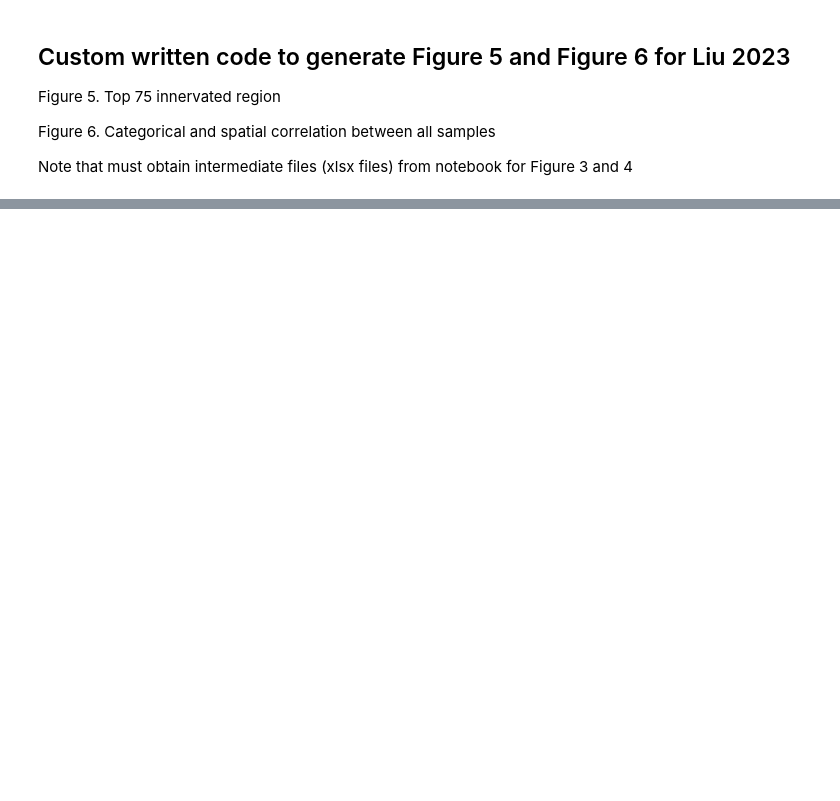
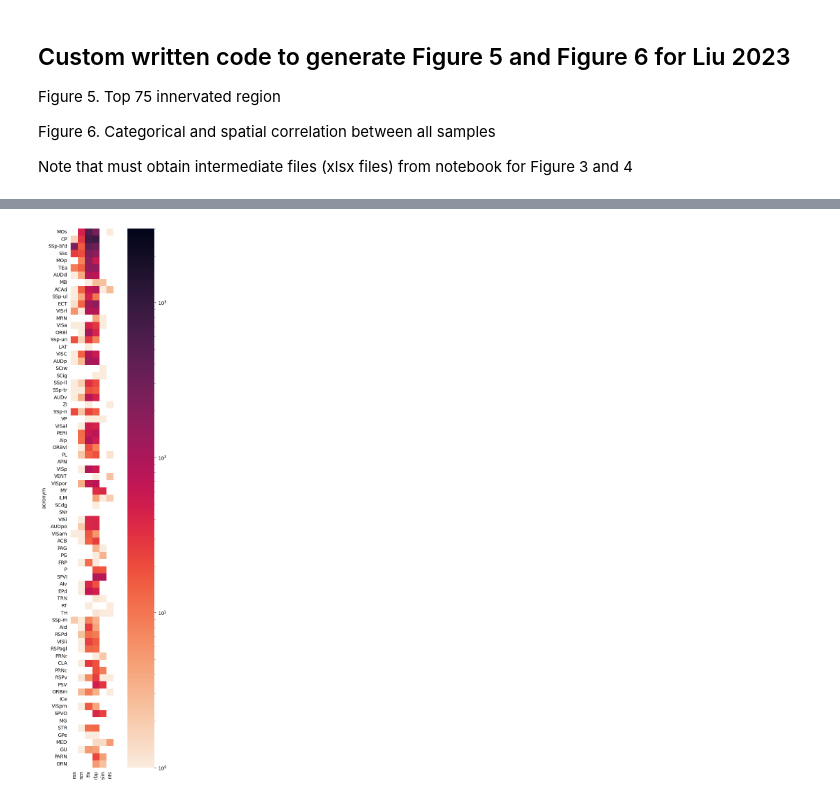
Before and after one commit to YANQI-LIU/Liu2024, a Jupyter notebook: Figure5_Figure6.ipynb, the cells around one changed output, grey strips where cells are left out. Cells and saved outputs as stored; diff of their text form; code cells hidden in the pictures; blank space fills up the shorter version.

```diff
--- a/Figure5_Figure6.ipynb
+++ b/Figure5_Figure6.ipynb
@@ -39,0 +394,3 @@ spatial data- need the csv file from sk learn first
+# %%
+all_df=pd.concat([df,df_r, df_s2,df_r_s2],axis=1)
+all_df.fillna(0, inplace=True)
@@ -39,0 +495,21 @@ spatial data- need the csv file from sk learn first
+# %%
+# repeat for right side
+fig, ax = plt.subplots(figsize=(10,20))
+g1= sns.heatmap(df_right,
+                norm=LogNorm(vmin=1, vmax= 3000),
+                cmap="rocket_r",
+                square=True,
+                linewidths=0.0,
+                rasterized=True)
+
+g1.tick_params(bottom=False, left=False)
+# disable ticks because it is such a mess in illustrator!
+
+plt.rcParams['svg.fonttype'] = 'none'
+# so text stay as text not paths!
+
+plt.savefig(f'{outdir}\\right_heatmap_avg_logscale.svg')
+
+#plt.show()
+# %% [output]
+[figure, added]
```
Also changed, not shown: parts of 42 cells of this notebook.
